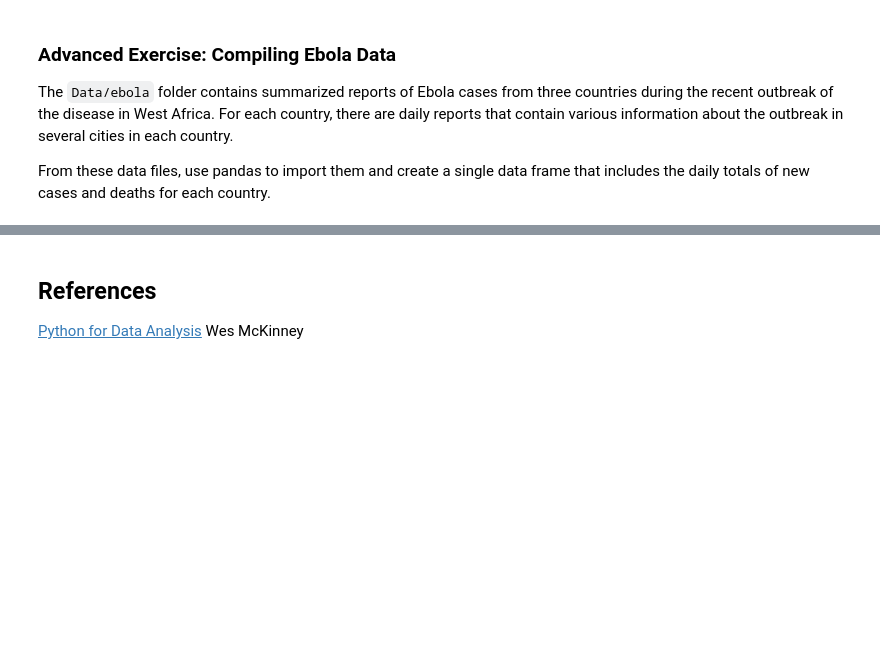
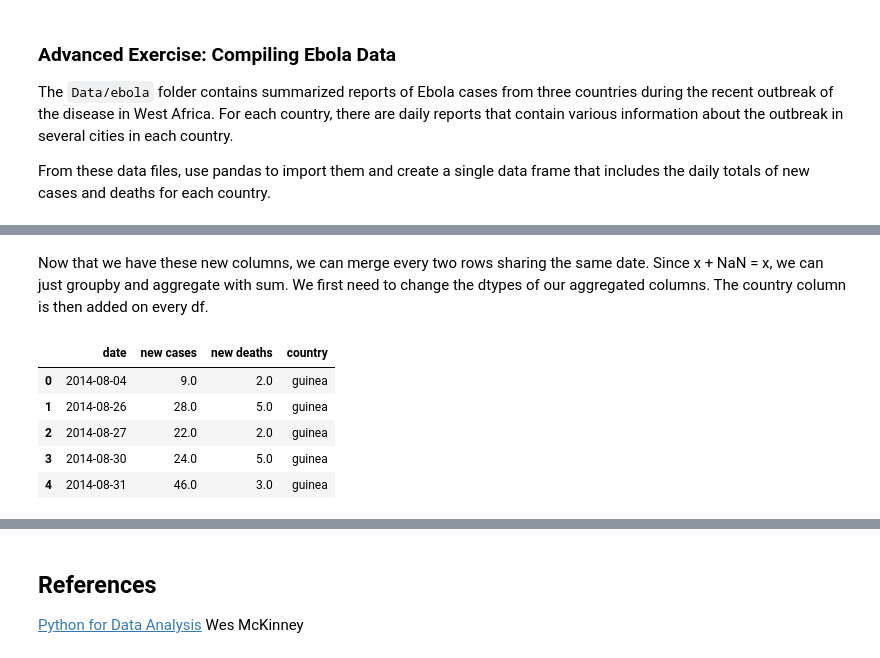
Before and after one commit to agpmilli/adaepfl, a Jupyter notebook: 02 - Intro to Pandas/Intro to Pandas.ipynb, the cells around one changed output, grey strips where cells are left out. Saved outputs shown, nothing was run; the diff lists cells and outputs as text; code cells hidden in the pictures; blank space fills up the shorter version.

```diff
--- a/02 - Intro to Pandas/Intro to Pandas.ipynb
+++ b/02 - Intro to Pandas/Intro to Pandas.ipynb
@@ -2202,0 +2261,30 @@ allFiles
+# %% [markdown]
+Now that we have these new columns, we can merge every two rows sharing the same date. Since x + NaN = x, we can just groupby and aggregate with sum. We first need to change the dtypes of our aggregated columns. The country column is then added on every df.
+# %%
+#dtypes conversion
+guinea['new cases'] = guinea['new cases'].astype(float)
+guinea['new deaths']= guinea['new deaths'].astype(float)
+liberia['new cases'] = liberia['new cases'].astype(float)
+liberia['new deaths']= liberia['new deaths'].astype(float)
+sl['new cases'] = sl['new cases'].astype(float)
+sl['new deaths']= sl['new deaths'].astype(float)
+
+#groupby
+guinea = guinea.groupby('date', as_index=False).sum()
+liberia = liberia.groupby('date', as_index=False).sum()
+sl = sl.groupby('date', as_index=False).sum()
+
+#country additions
+guinea['country'] = 'guinea'
+liberia['country'] = 'liberia'
+sl['country'] = 'sl'
+
+#example on guinea
+guinea.head()
+# %% [output]
+|  | date | new cases | new deaths | country |
+| 0 | 2014-08-04 | 9.0 | 2.0 | guinea |
+| 1 | 2014-08-26 | 28.0 | 5.0 | guinea |
+| 2 | 2014-08-27 | 22.0 | 2.0 | guinea |
+| 3 | 2014-08-30 | 24.0 | 5.0 | guinea |
+| 4 | 2014-08-31 | 46.0 | 3.0 | guinea |
```
Also changed, not shown: parts of 16 cells of this notebook, 3 other files.
